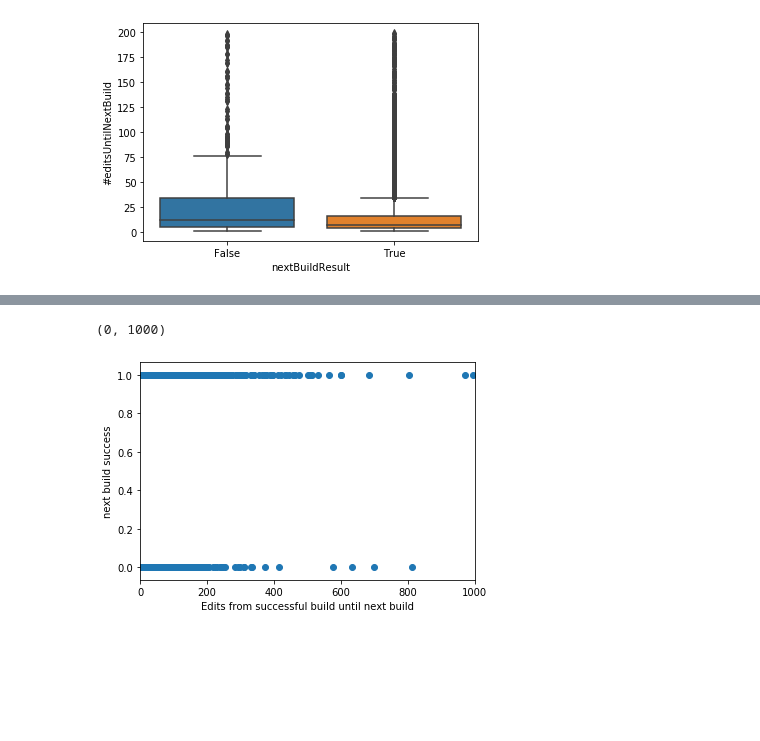
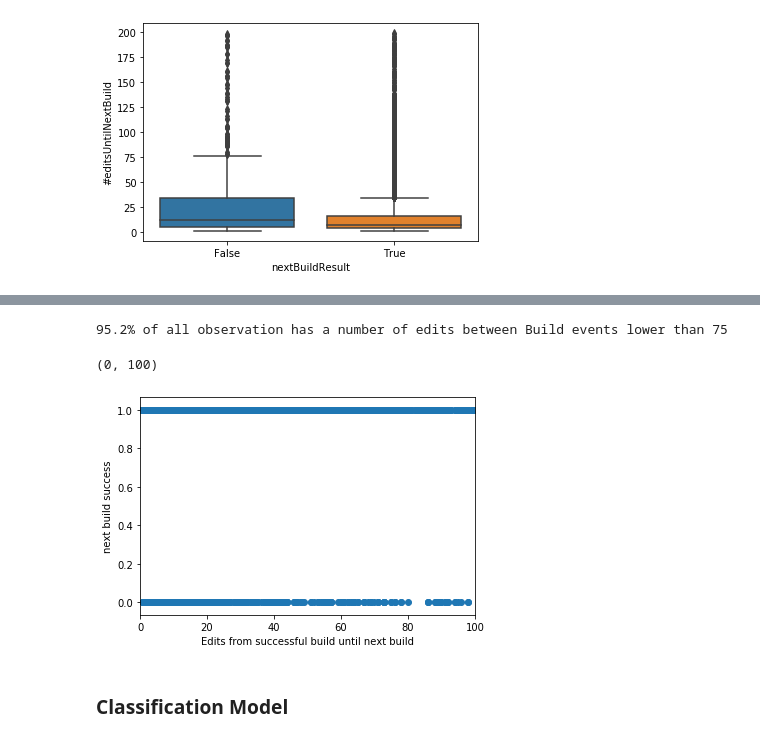
Before and after one commit to sesi200/bigdataanalytics-project, a Jupyter notebook: analysis/edit_since_successful_build.ipynb, the cells around one changed output, grey strips where cells are left out. Cells and saved outputs as stored; diff of their text form; code cells hidden in the pictures; blank space fills up the shorter version.

```diff
--- a/analysis/edit_since_successful_build.ipynb
+++ b/analysis/edit_since_successful_build.ipynb
@@ -108,8 +112,9 @@ def edits_from_pass_to_next_build(sessionID):
             resultNextBuild=allBuild[b][3]
             nrOfEdit=get_nr_edits_between_build(sessionID,timeLastSuccessfulBuild, timeNextBuild)
             sessionID = allBuild[b][1]
+            time_passed = pd.Timedelta(datetime.strptime(timeNextBuild, '%Y-%m-%d %H:%M:%S')-datetime.strptime(timeLastSuccessfulBuild, '%Y-%m-%d %H:%M:%S')).seconds
 
-            result.append([sessionID, timeLastSuccessfulBuild, timeNextBuild, nrOfEdit, resultNextBuild])
+            result.append([sessionID, timeLastSuccessfulBuild, timeNextBuild, time_passed, nrOfEdit, resultNextBuild])
 
     return result
 # %% [markdown]
@@ -134,16 +138,0 @@ time after loop: 2020-05-11 11:23:22.725436
-# %%
-final_array=[]
-final_result=[]
-allSessionID=buildEvents.sessionID.unique()
-print(f'time before loop: {datetime.now(tz=None)} \n')
-# get edits_from_pass_to_next_build for all sessionID
-for sessionID in allSessionID:
-    final_array.append(edits_from_pass_to_next_build(sessionID))
-
-# take only sessionID with at least 1 successful build and at 1 build after that
-for Observation in range(len(allSessionID)):
-    if len(final_array[Observation]) > 0:
-           for NOO in range(len(final_array[Observation])):
-                                final_result.append(final_array[Observation][NOO])
-
-print(f'time after loop: {datetime.now(tz=None)} \n')
@@ -154,6 +139,6 @@ time after loop: 2020-04-14 16:46:21.041335
 # %%
 #create DataFrame
-column_labels = ['sessionID','timestampSuccessBuild','timestampNextBuild', '#editsUntilNextBuild', 'nextBuildResult']
+column_labels = ['sessionID','timestampSuccessBuild','timestampNextBuild','time_passed', '#editsUntilNextBuild', 'nextBuildResult']
 df = pd.DataFrame(final_result, columns=column_labels)
 df
 # %% [output]
@@ -218,8 +246,14 @@ sns.boxplot(x=df1["nextBuildResult"], y=df1["#editsUntilNextBuild"])
+# %%
+print(f'{round(len(df2)/len(df)*100,1)}% of all observation has a number of edits between Build events lower than 75')
+# %% [output]
+95.2% of all observation has a number of edits between Build events lower than 75
 # %%
 plt.scatter(df["#editsUntilNextBuild"],df["nextBuildResult"])
 plt.xlabel("Edits from successful build until next build")
 plt.ylabel("next build success")
-plt.xlim(0,1000)
+plt.xlim(0,100)
 # %% [output]
-(0, 1000)
+(0, 100)
-[figure, old version]
+[figure, new version]
+# %% [markdown]
+### Classification Model
```
Also changed, not shown: parts of 25 cells of this notebook.
